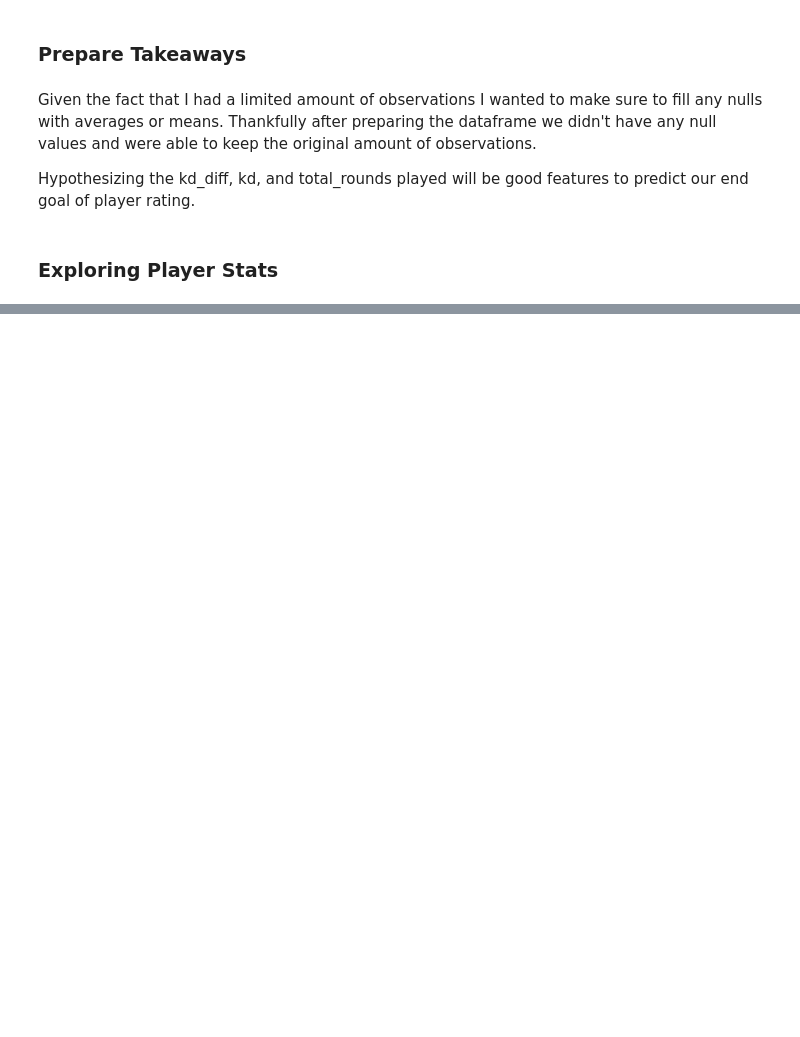
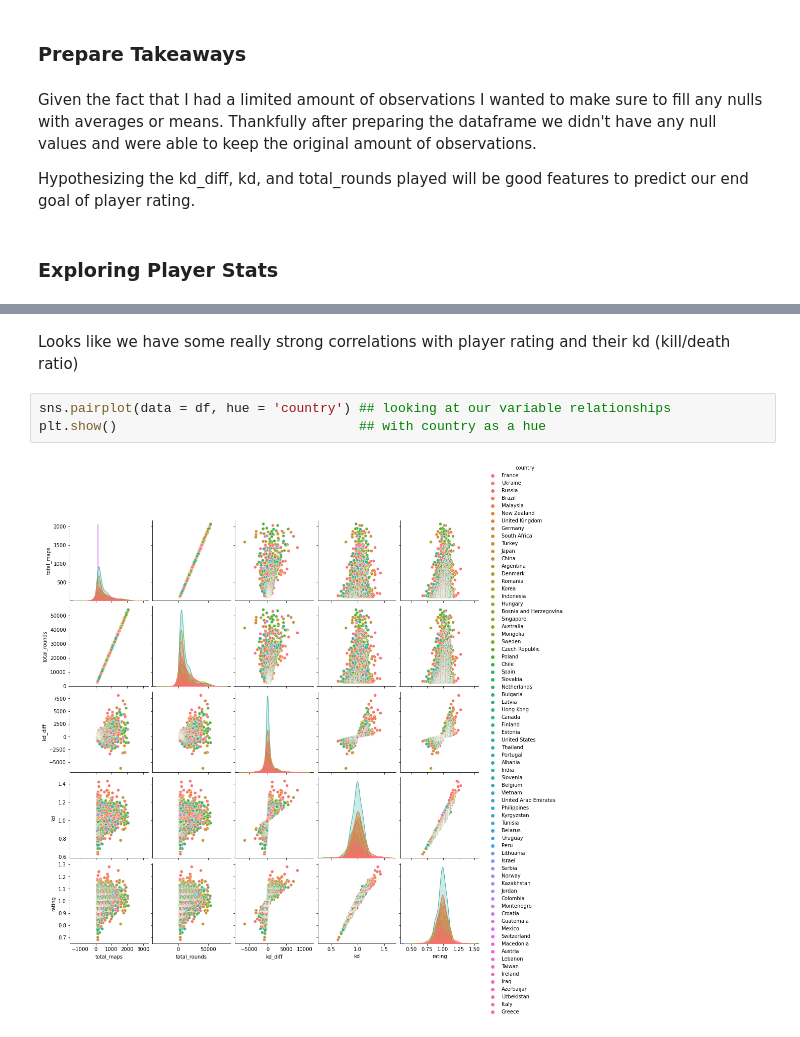
Before and after one commit to ForrestMccrosky/CSGO_player_KD, a Jupyter notebook: Final_Report_Script.ipynb, the cells around one changed output, grey strips where cells are left out. Drawn from its saved outputs; the diff is of its cells as text; blank space fills up the shorter version.

```diff
--- a/Final_Report_Script.ipynb
+++ b/Final_Report_Script.ipynb
@@ -183,0 +190,7 @@ Hypothesizing the kd_diff, kd, and total_rounds played will be good features to
+# %% [markdown]
+Looks like we have some really strong correlations with player rating and their kd (kill/death ratio)
+# %%
+sns.pairplot(data = df, hue = 'country') ## looking at our variable relationships
+plt.show()                               ## with country as a hue
+# %% [output]
+[figure, added]
```
Also changed, not shown: parts of 47 cells of this notebook.
